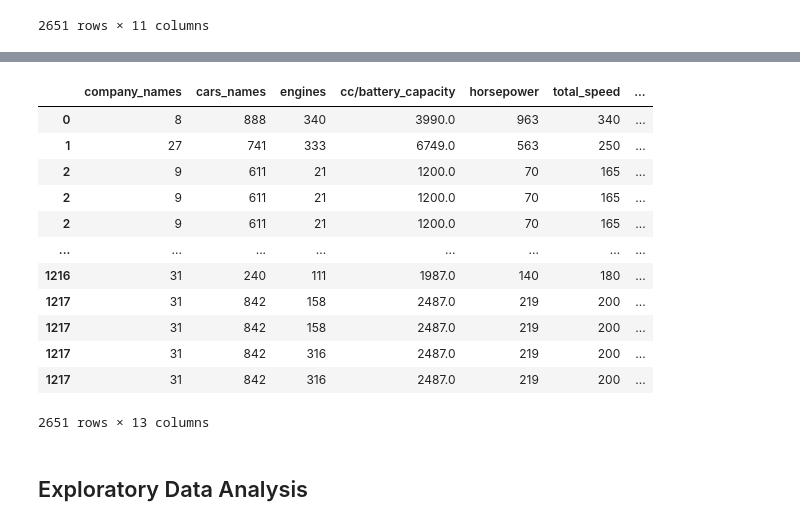
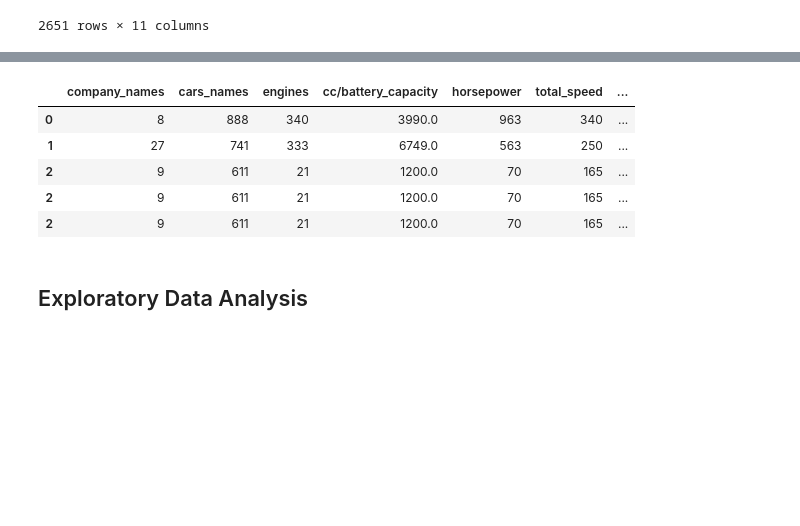
Before and after one commit to JoseSencion020796/Data-Science-Projects, a Jupyter notebook: Notebooks/Car_analysis_notebook.ipynb, the cells around one changed output, grey strips where cells are left out. Drawn from its saved outputs; the diff is of its cells as text; code cells hidden in the pictures; blank space fills up the shorter version.

```diff
--- a/Notebooks/Car_analysis_notebook.ipynb
+++ b/Notebooks/Car_analysis_notebook.ipynb
@@ -187,28 +177,22 @@ memory usage: 248.5+ KB
 # %%
 
 le = LabelEncoder()
 categorical_cols = [col for col in cleaned_data.columns if cleaned_data[col].dtype =='object']
 
 for col in categorical_cols:
     cleaned_data[col] = le.fit_transform(cleaned_data[col].astype(str))
 
 cleaned_data['brand'] = raw_data['Company Names']
 cleaned_data['brand_type'] = raw_data['Cars Names']
-cleaned_data
+
+cleaned_data.head()
 # %% [output]
 |  | company_names | cars_names | engines | cc/battery_capacity | horsepower | total_speed | ... |
 | 0 | 8 | 888 | 340 | 3990.0 | 963 | 340 | ... |
 | 1 | 27 | 741 | 333 | 6749.0 | 563 | 250 | ... |
 | 2 | 9 | 611 | 21 | 1200.0 | 70 | 165 | ... |
 | 2 | 9 | 611 | 21 | 1200.0 | 70 | 165 | ... |
 | 2 | 9 | 611 | 21 | 1200.0 | 70 | 165 | ... |
-| ... | ... | ... | ... | ... | ... | ... | ... |
-| 1216 | 31 | 240 | 111 | 1987.0 | 140 | 180 | ... |
-| 1217 | 31 | 842 | 158 | 2487.0 | 219 | 200 | ... |
-| 1217 | 31 | 842 | 158 | 2487.0 | 219 | 200 | ... |
-| 1217 | 31 | 842 | 316 | 2487.0 | 219 | 200 | ... |
-| 1217 | 31 | 842 | 316 | 2487.0 | 219 | 200 | ... |
-2651 rows × 13 columns
 # %% [markdown]
 ## Exploratory Data Analysis
 # %%
```
Also changed, not shown: parts of 10 cells of this notebook.
